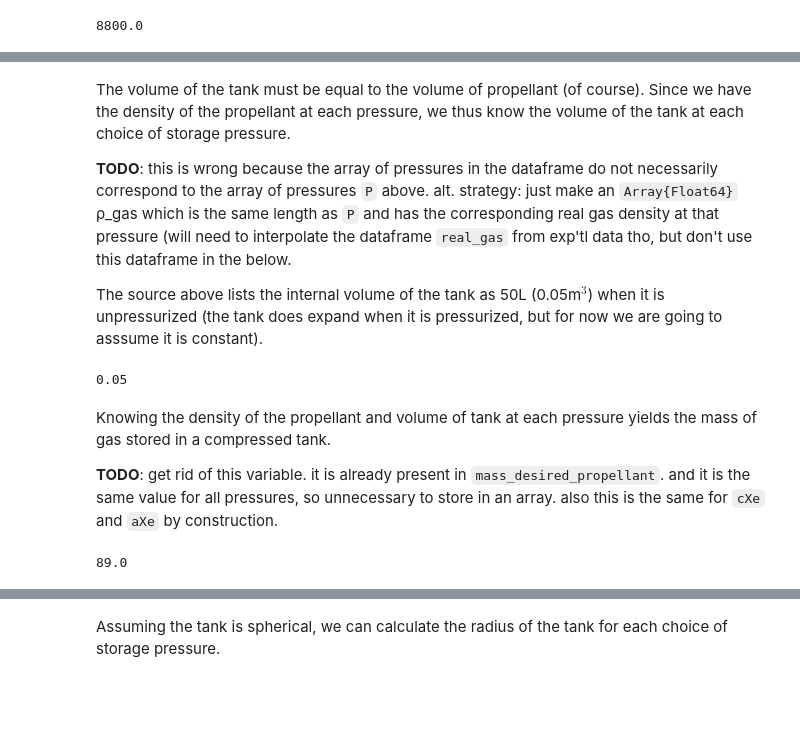
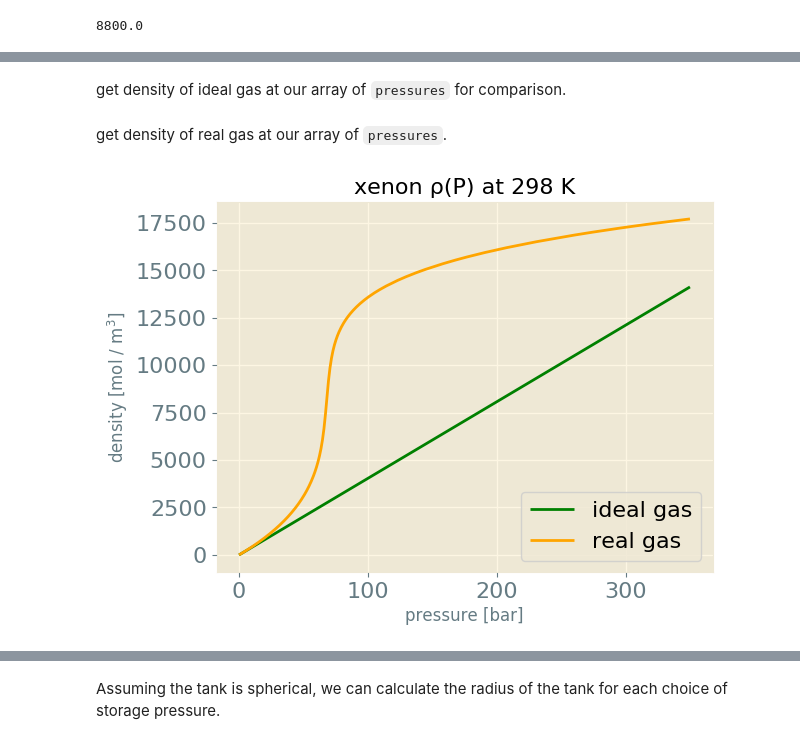
Before and after one commit to SimonEnsemble/PropellantStorage, a Jupyter notebook: Xe_Propellant_Storage.ipynb, the cells around one changed output, grey strips where cells are left out. Cells and saved outputs as stored; diff of their text form; code cells hidden in the pictures; blank space fills up the shorter version.

```diff
--- a/Xe_Propellant_Storage.ipynb
+++ b/Xe_Propellant_Storage.ipynb
@@ -94,30 +93,21 @@ Closest candidates are:
+# %% [markdown]
+get density of ideal gas at our array of `pressures` for comparison.
+# %%
+# Universal Gas Constant:
+const R = 8.3144598e-5; # m³-bar/(K-mol)
+# ideal gas density
+ρ_ideal_gas = pressures / (R * temperature); # mol / m³
+# %% [markdown]
+get density of real gas at our array of `pressures`.
 # %%
 figure()
-plot(P, ρ_ideal_gas, color="green", label="ideal gas")
-plot(real_gas[!, Symbol("Pressure (bar)")], Xe_gas_data[!, Symbol("Density (mol/m3)")], color="orange", label="real gas")
+plot(pressures, ρ_ideal_gas, color="green", label="ideal gas")
+plot(pressures, ρ_xe,
+    color="orange", label="real gas")
 xlabel("pressure [bar]")
 ylabel("density [mol / m\$^3\$]")
 legend()
-title("Xenon ρ(P)")
-#savefig("Xenon Ideal Gas vs. van der Waals Gas Density.pdf", format="pdf")
+title("xenon ρ(P) at 298 K")
+savefig("xenon_gas_density.pdf", format="pdf")
+# %% [output]
+[figure, added]
-# %% [markdown]
-The volume of the tank must be equal to the volume of propellant (of course). Since we have the density of the propellant at each pressure, we thus know the volume of the tank at each choice of storage pressure.
-
-**TODO**: this is wrong because the array of pressures in the dataframe do not necessarily correspond to the array of pressures `P` above. alt. strategy: just make an `Array{Float64}` ρ_gas which is the same length as `P` and has the corresponding real gas density at that pressure (will need to interpolate the dataframe `real_gas` from exp'tl data tho, but don't use this dataframe in the below.
-
-The source above lists the internal volume of the tank as 50L (0.05m$^3$) when it is unpressurized (the tank does expand when it is pressurized, but for now we are going to asssume it is constant).
-# %%
-#V_cXe_tank = mol_desired_propellant ./ real_gas[!, Symbol("Density (mol/m3)")]; # m³
-
-V_cXe_tank = 0.05 # m^3
-# %% [output]
-0.05
-# %% [markdown]
-Knowing the density of the propellant and volume of tank at each pressure yields the mass of gas stored in a compressed tank.
-
-**TODO**: get rid of this variable. it is already present in `mass_desired_propellant`. and it is the same value for all pressures, so unnecessary to store in an array. also this is the same for `cXe` and `aXe` by construction.
-# %%
-# m_cXe_gas = real_gas[!, Symbol("Density (mol/m3)")] .* V_cXe_tank * read_atomic_masses()[:Xe] / 1000 # kg
-m_cXe_gas = mass_desired_propellant
-# %% [output]
-89.0
```
Also changed, not shown: parts of 33 cells of this notebook.
